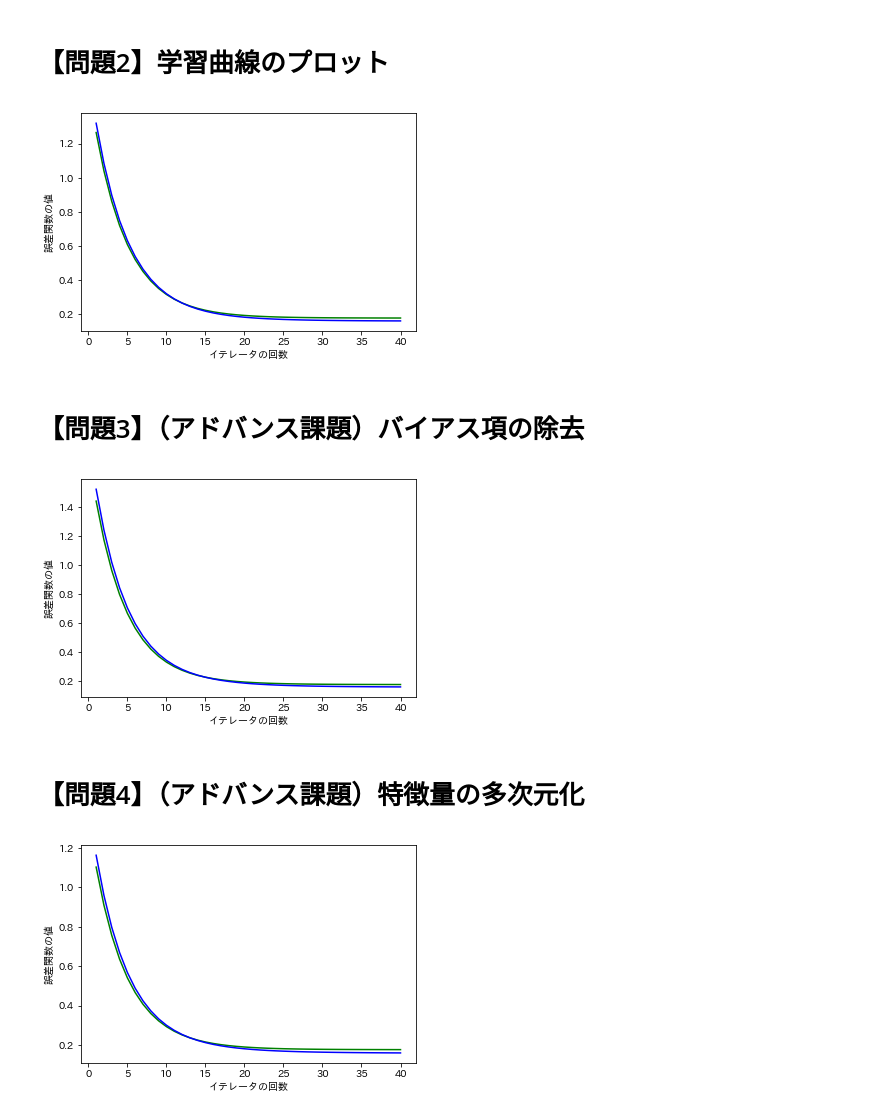
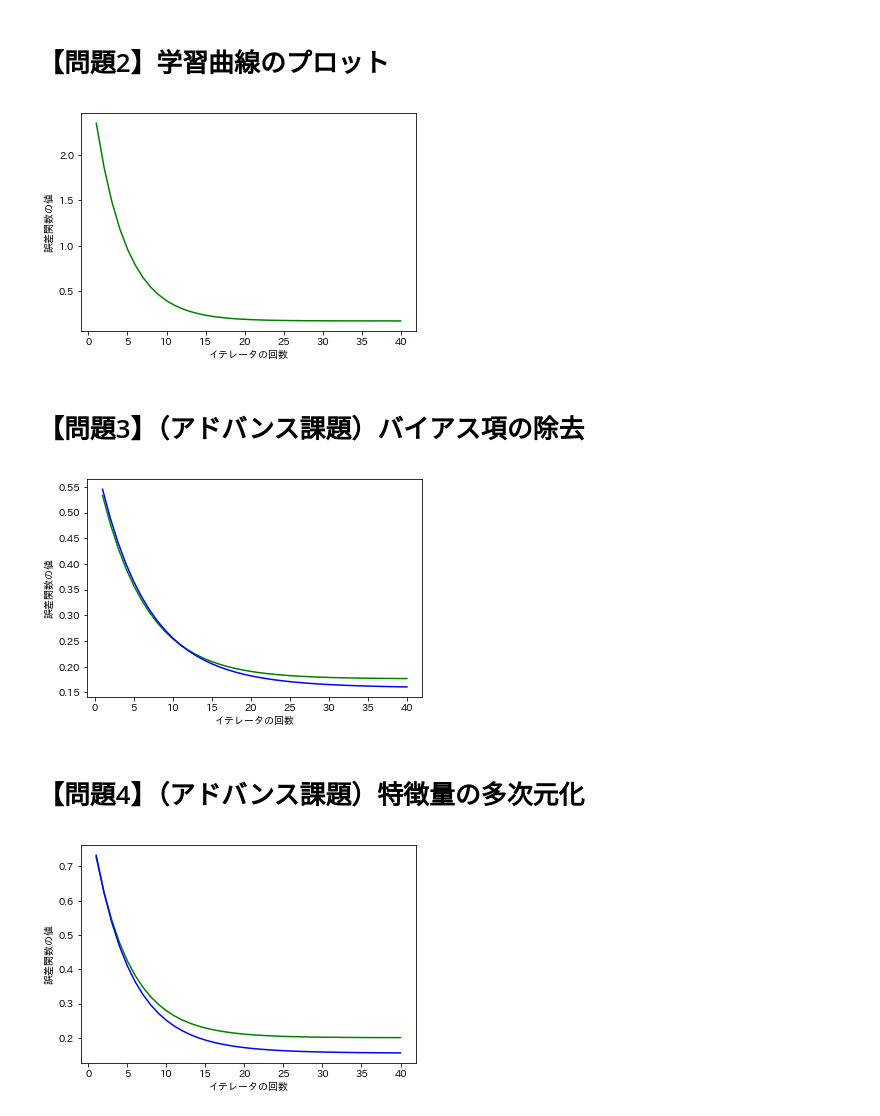
Before and after one commit to yousuke-shiraishi/diveintocode-ml, a Jupyter notebook: diveintocode-term1/sprint3/sprint3-ml-scratch-linear-regression.ipynb, the cells around one changed output. Drawn from its saved outputs; the diff is of its cells as text; code cells hidden in the pictures.

```diff
--- a/diveintocode-term1/sprint3/sprint3-ml-scratch-linear-regression.ipynb
+++ b/diveintocode-term1/sprint3/sprint3-ml-scratch-linear-regression.ipynb
@@ -66,12 +66,15 @@ class ScratchLinearRegression():
             #self.theta = np.insert(self.theta, 0, self.bias)
             self.X = np.insert(self.X, 0, np.ones(self.X.shape[0]),axis=1)
             self.theta = np.random.randn(self.X.shape[1],1)
+        if self.X_val is not None and self.bias is not None:
+            #バイアスフラグがNoneでないときは配列を拡張する
             self.X_val = np.insert(self.X_val, 0, np.ones(self.X_val.shape[0]),axis=1)
         self.y = y
         self._gradient_descent()
         if self.verbose:
+            #verboseをTrueにした際は学習過程を出力
             self.show_loss_plt()
-            #verboseをTrueにした際は学習過程を出力
+
 
 
 
@@ -114,6 +117,15 @@ class ScratchLinearRegression():
         return mse
 
     def _gradient_descent(self):
+        """
+        最適化した勾配を返す。
+        誤差の過程をトレーニングセットの損失はlossを,テストセットは損失をval_lossに入れる
+
+        Returns
+        -------
+            次の形のndarray, shape (n_samples, 1)
+            勾配を最適化した結果
+        """
         m =  len(self.X)
         for i in range(self.iter):
             self.theta = self.theta - self.lr * np.dot(self.X.T,(self._linear_hypothesis(self.X) - self.y))/m
@@ -135,7 +147,7 @@ class ScratchLinearRegression():
         Parameters
         ----------
         X : 次の形のndarray, shape (n_samples, n_features)
-            サンプル
+            サンプルl
 
         Returns
         -------
@@ -147,15 +159,24 @@ class ScratchLinearRegression():
         return predict_y
 
     def show_loss_plt(self):
+        """
+        トレーニングセットが緑
+        テストセットが青で損失関数の値をプロットする
+
+        """
         sr_itr = np.linspace(1,self.iter,self.iter)
         fig = plt.figure()
         ax = fig.add_subplot(1, 1, 1)
+        #トレーニングセットしが緑
         ax.plot(sr_itr[:, np.newaxis],self.loss[:, np.newaxis],color="g")
         if self.X_val is not None and self.y_val  is not None:
+        #テストセットは青
             ax.plot(sr_itr[:, np.newaxis],self.val_loss[:, np.newaxis],color="b")
         ax.set_xlabel('イテレータの回数')
         ax.set_ylabel('誤差関数の値')
         plt.show()
+        self.loss =[]
+        self.val_loss =[]
 # %%
 df = pd.read_csv("train.csv")
 #print(df.loc[:,['GrLivArea']].shape)
@@ -172,21 +193,22 @@ X_test_std = sc.fit_transform(X_test)
 y_train_std = sc.fit_transform(y_train)
 y_test_std = sc.fit_transform(y_test)
 # %%
-sr = ScratchLinearRegression(40, 0.1, True, True)
+sr = ScratchLinearRegression(40, 0.1, False, True)
 # %% [markdown]
 # 【問題2】学習曲線のプロット
 # %%
-sr.fit(X_train_std,y_train_std,X_test_std,y_test_std)
+sr.fit(X_train_std,y_train_std,None,None)
 # %% [output]
-[figure, old version]
+[figure, new version]
 # %% [markdown]
 # 【問題3】（アドバンス課題）バイアス項の除去
 # %%
 sr = ScratchLinearRegression(40, 0.1, None, True)
 # %%
 sr.fit(X_train_std,y_train_std,X_test_std,y_test_std)
+#テストセットの方が最適化率が良い
 # %% [output]
-[figure, old version]
+[figure, new version]
 # %% [markdown]
 # 【問題4】（アドバンス課題）特徴量の多次元化
 # %%
@@ -207,8 +230,9 @@ y_test_std = sc.fit_transform(y_test)
 #バイアス有り　特徴量２乗
 sr = ScratchLinearRegression(40, 0.1, True, True)
 sr.fit(X_train_std,y_train_std,X_test_std,y_test_std)
+#最適化率が明らかにテストセットの方が良い。ただ損失関数の値を見ると上記バイアス無しの方がバイアス有りのトレーニングセットの方より収束が良いのは何故か？
 # %% [output]
-[figure, old version]
+[figure, new version]
 # %%
 #バイアス無し　特徴量２乗
 sr = ScratchLinearRegression(40, 0.1, None, True)
```
Also changed, not shown: parts of 8 cells of this notebook.
